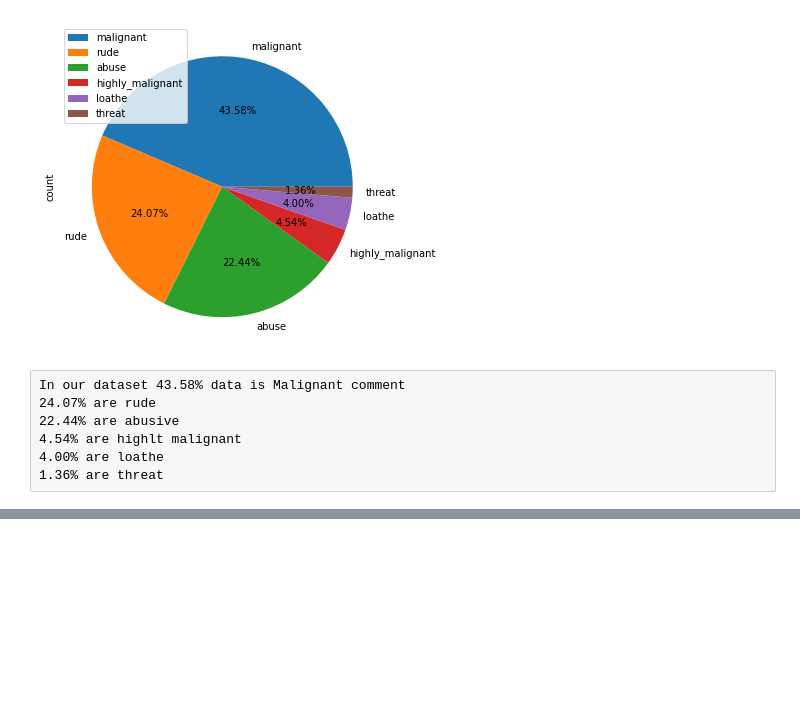
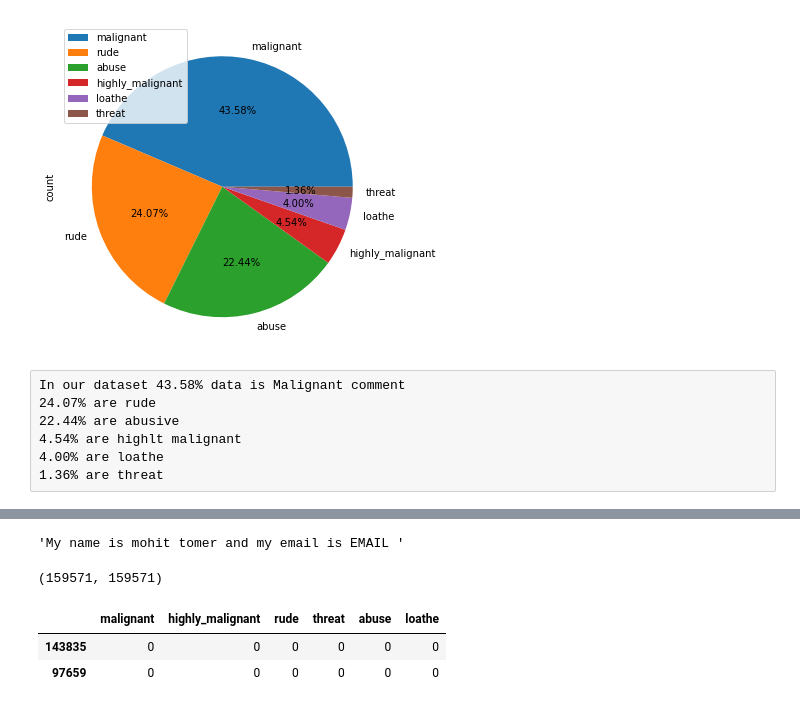
Before and after one commit to mohittomar2008/Malignant-Comments-Classifier-Project, a Jupyter notebook: Malignant comment classifier.ipynb, the cells around one changed output, grey strips where cells are left out. Drawn from its saved outputs; the diff is of its cells as text; code cells hidden in the pictures; blank space fills up the shorter version.

```diff
--- a/Malignant comment classifier.ipynb
+++ b/Malignant comment classifier.ipynb
@@ -297,0 +300,22 @@ train.head()
+# %%
+test="""My name is mohit tomer and my email is mohit.tomar@gmail.com """
+import re
+t=re.sub('([a-zA-Z0-9+._-]+@[a-zA-Z0-9._-]+\.[a-zA-Z0-9_-]+)','EMAIL',test)
+t
+# %% [output]
+'My name is mohit tomer and my email is EMAIL '
+# %%
+# ID feature all are unique values which will not help for any prediction. Drop it
+
+train['id'].nunique() , train['id'].count()
+# %% [output]
+(159571, 159571)
+# %%
+column=['malignant','highly_malignant','rude','threat','abuse','loathe']
+
+target_data=train[column]
+target_data.head(2)
+# %% [output]
+|  | malignant | highly_malignant | rude | threat | abuse | loathe |
+| 143835 | 0 | 0 | 0 | 0 | 0 | 0 |
+| 97659 | 0 | 0 | 0 | 0 | 0 | 0 |
```
Also changed, not shown: parts of 29 cells of this notebook.
